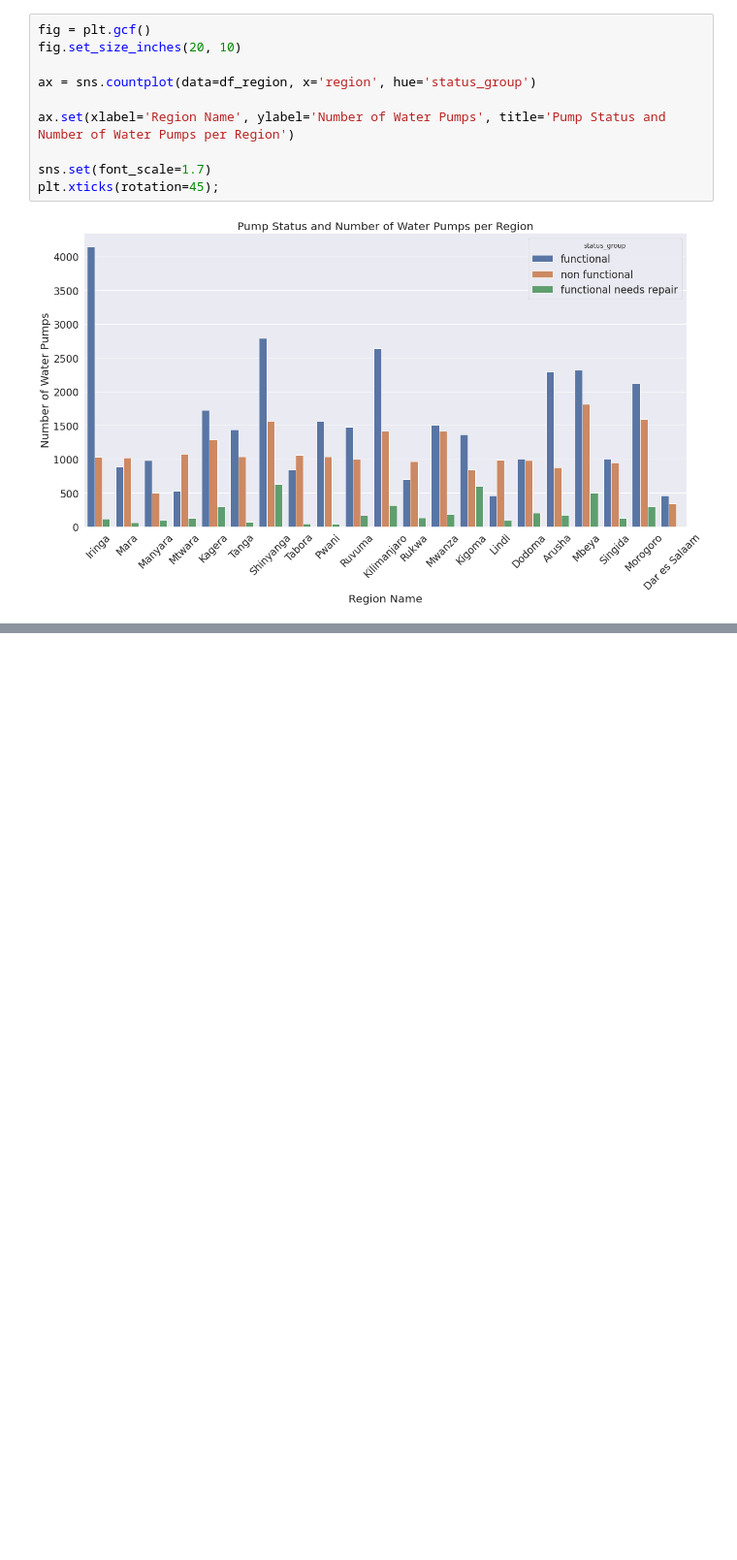
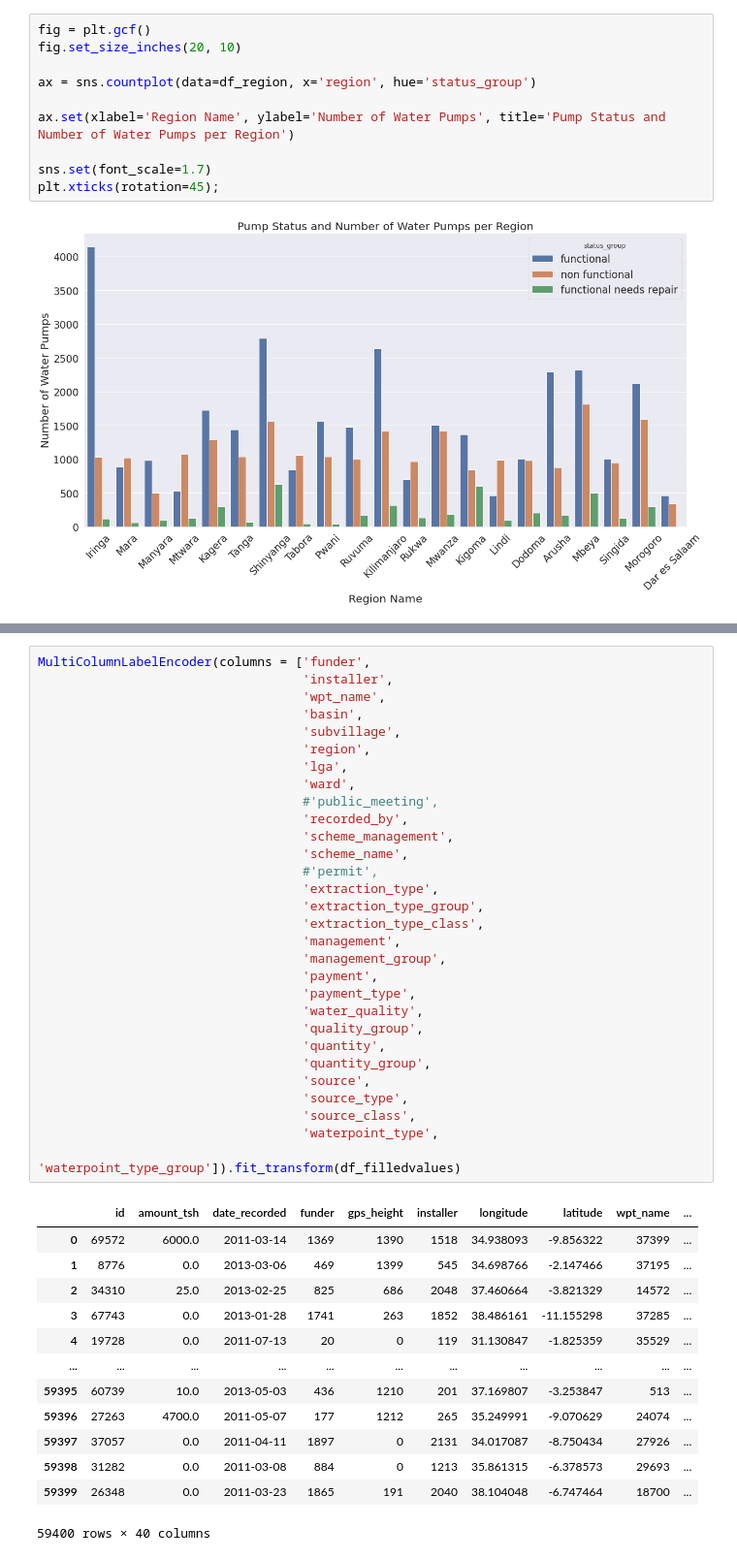
Before and after one commit to mertkaya13/WFT, a Jupyter notebook: WaterForTansania.ipynb, the cells around one changed output, grey strips where cells are left out. Shown: that part at 97% size. Cells and saved outputs as stored; diff of their text form; blank space fills up the shorter version.

```diff
--- a/WaterForTansania.ipynb
+++ b/WaterForTansania.ipynb
@@ -99,0 +145,44 @@ plt.xticks(rotation=45);
+# %%
+MultiColumnLabelEncoder(columns = ['funder',
+                                   'installer',
+                                   'wpt_name',
+                                   'basin',
+                                   'subvillage',
+                                   'region',
+                                   'lga',
+                                   'ward',
+                                   #'public_meeting',
+                                   'recorded_by',
+                                   'scheme_management',
+                                   'scheme_name',
+                                   #'permit',
+                                   'extraction_type',
+                                   'extraction_type_group',
+                                   'extraction_type_class',
+                                   'management',
+                                   'management_group',
+                                   'payment',
+                                   'payment_type',
+                                   'water_quality',
+                                   'quality_group',
+                                   'quantity',
+                                   'quantity_group',
+                                   'source',
+                                   'source_type',
+                                   'source_class',
+                                   'waterpoint_type',
+                                   'waterpoint_type_group']).fit_transform(df_filledvalues)
+# %% [output]
+|  | id | amount_tsh | date_recorded | funder | gps_height | installer | longitude | latitude | wpt_name | ... |
+| 0 | 69572 | 6000.0 | 2011-03-14 | 1369 | 1390 | 1518 | 34.938093 | -9.856322 | 37399 | ... |
+| 1 | 8776 | 0.0 | 2013-03-06 | 469 | 1399 | 545 | 34.698766 | -2.147466 | 37195 | ... |
+| 2 | 34310 | 25.0 | 2013-02-25 | 825 | 686 | 2048 | 37.460664 | -3.821329 | 14572 | ... |
+| 3 | 67743 | 0.0 | 2013-01-28 | 1741 | 263 | 1852 | 38.486161 | -11.155298 | 37285 | ... |
+| 4 | 19728 | 0.0 | 2011-07-13 | 20 | 0 | 119 | 31.130847 | -1.825359 | 35529 | ... |
+| ... | ... | ... | ... | ... | ... | ... | ... | ... | ... | ... |
+| 59395 | 60739 | 10.0 | 2013-05-03 | 436 | 1210 | 201 | 37.169807 | -3.253847 | 513 | ... |
+| 59396 | 27263 | 4700.0 | 2011-05-07 | 177 | 1212 | 265 | 35.249991 | -9.070629 | 24074 | ... |
+| 59397 | 37057 | 0.0 | 2011-04-11 | 1897 | 0 | 2131 | 34.017087 | -8.750434 | 27926 | ... |
+| 59398 | 31282 | 0.0 | 2011-03-08 | 884 | 0 | 1213 | 35.861315 | -6.378573 | 29693 | ... |
+| 59399 | 26348 | 0.0 | 2011-03-23 | 1865 | 191 | 2040 | 38.104048 | -6.747464 | 18700 | ... |
+59400 rows × 40 columns
```
Also changed, not shown: parts of 18 cells of this notebook.
